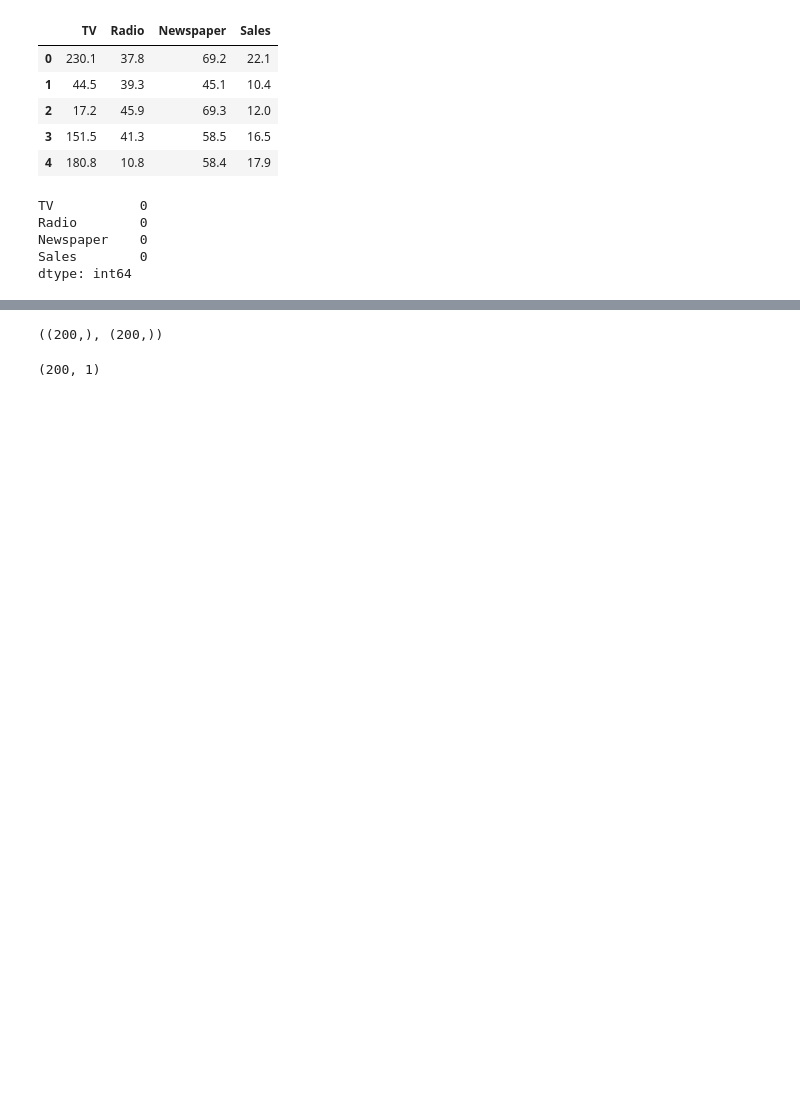
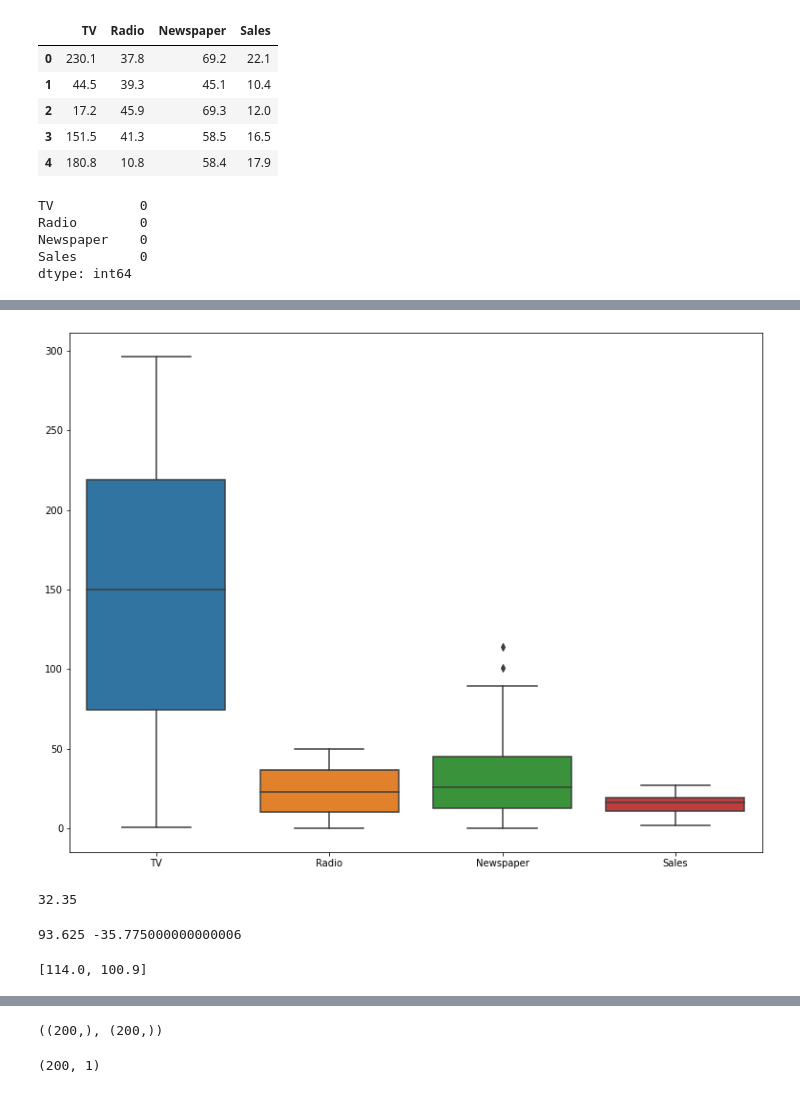
Before and after one commit to eashabibi/FML, a Jupyter notebook: Univariate_on_Company_dataset.ipynb, the cells around one changed output, grey strips where cells are left out. Saved outputs shown, nothing was run; the diff lists cells and outputs as text; code cells hidden in the pictures; blank space fills up the shorter version.

```diff
--- a/Univariate_on_Company_dataset.ipynb
+++ b/Univariate_on_Company_dataset.ipynb
@@ -29,0 +32,34 @@ y=company['Sales'].values
+# %%
+# boxplot
+# figsize to increse size of plot
+plt.figure(figsize=(13,10))
+sns.boxplot(company)
+plt.show()
+# %% [output]
+[figure, added]
+# %%
+# finding quartiles q1 and q3 using "quantile" function
+# inter quartile range=q3-q1
+q1=company["Newspaper"].quantile(0.25)
+q3=company["Newspaper"].quantile(0.75)
+inqr=q3-q1
+print(inqr)
+# %% [output]
+32.35
+# %%
+# finding upper limit and lower limit
+up_lim=q3+1.5*inqr
+low_lim=q1-1.5*inqr
+print(up_lim,low_lim)
+# %% [output]
+93.625 -35.775000000000006
+# %%
+# removing outliers
+outliers=[]
+Newspaper=company["Newspaper"]
+for i in Newspaper:
+  if(i>up_lim or i<low_lim):
+    outliers.append(i)
+print(outliers)
+# %% [output]
+[114.0, 100.9]
```
Also changed, not shown: parts of 10 cells of this notebook.
